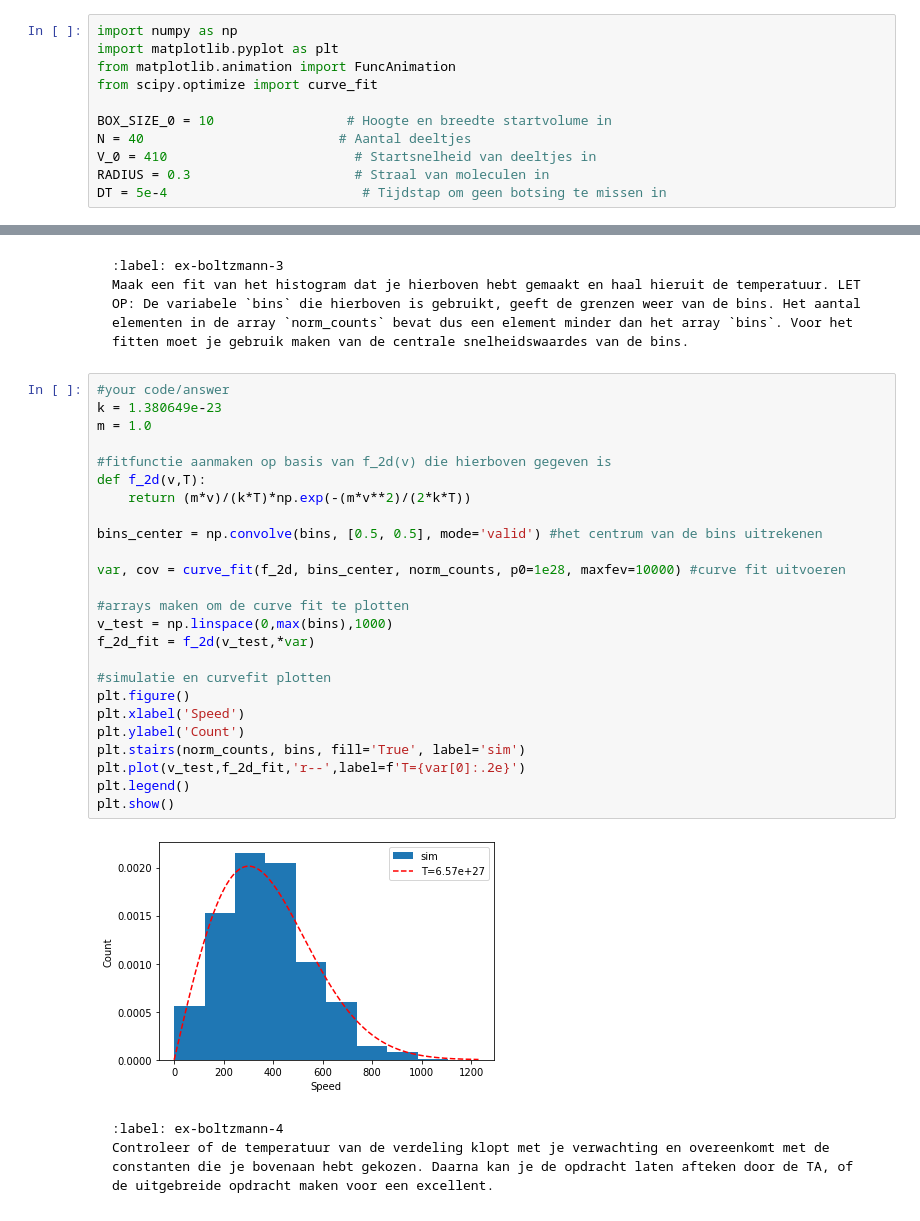
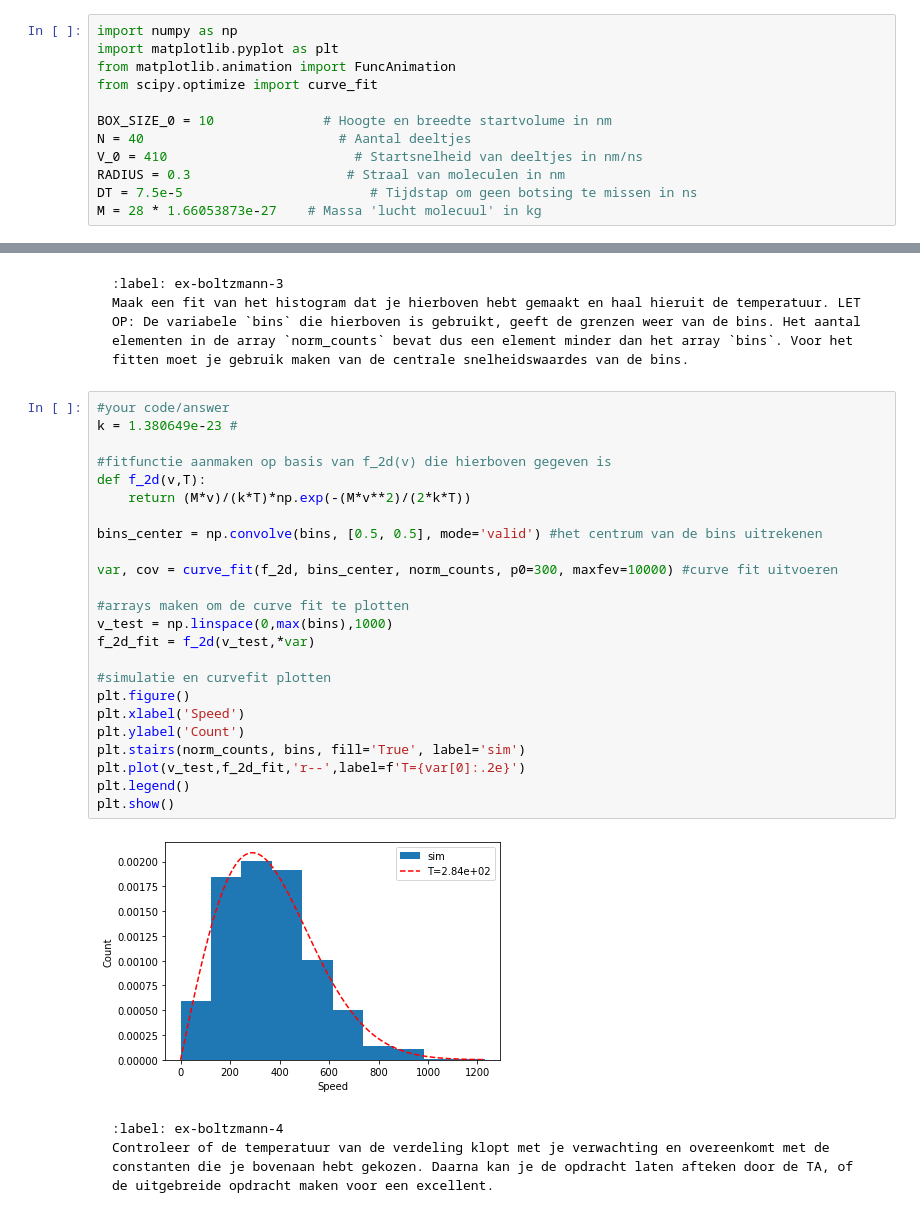
Before and after one commit to oprelo/thermo-project, a Jupyter notebook: Content/PySim/6_boltzmann.ipynb, the cells around one changed output, grey strips where cells are left out. Saved outputs shown, nothing was run; the diff lists cells and outputs as text.

````diff
--- a/Content/PySim/6_boltzmann.ipynb
+++ b/Content/PySim/6_boltzmann.ipynb
@@ -23,11 +23,12 @@ import matplotlib.pyplot as plt
 from matplotlib.animation import FuncAnimation
 from scipy.optimize import curve_fit
 
-BOX_SIZE_0 = 10                 # Hoogte en breedte startvolume in
+BOX_SIZE_0 = 10              # Hoogte en breedte startvolume in nm
 N = 40                         # Aantal deeltjes
-V_0 = 410                        # Startsnelheid van deeltjes in
-RADIUS = 0.3                     # Straal van moleculen in
-DT = 5e-4                         # Tijdstap om geen botsing te missen in
+V_0 = 410                        # Startsnelheid van deeltjes in nm/ns
+RADIUS = 0.3                    # Straal van moleculen in nm
+DT = 7.5e-5                        # Tijdstap om geen botsing te missen in ns
+M = 28 * 1.66053873e-27    # Massa 'lucht molecuul' in kg
 # %% [markdown]
 Dan maken we weer gebruik van de klasse voor het deeltje:
 # %%
@@ -325,31 +326,30 @@ Maak een fit van het histogram dat je hierboven hebt gemaakt en haal hieruit de
 ```
 # %%
 #your code/answer
-k = 1.380649e-23
-m = 1.0
+k = 1.380649e-23 #
 
 #fitfunctie aanmaken op basis van f_2d(v) die hierboven gegeven is
 def f_2d(v,T):
-    return (m*v)/(k*T)*np.exp(-(m*v**2)/(2*k*T))
+    return (M*v)/(k*T)*np.exp(-(M*v**2)/(2*k*T))
 
 bins_center = np.convolve(bins, [0.5, 0.5], mode='valid') #het centrum van de bins uitrekenen
 
-var, cov = curve_fit(f_2d, bins_center, norm_counts, p0=1e28, maxfev=10000) #curve fit uitvoeren
+var, cov = curve_fit(f_2d, bins_center, norm_counts, p0=300, maxfev=10000) #curve fit uitvoeren
 
 #arrays maken om de curve fit te plotten
 v_test = np.linspace(0,max(bins),1000)
 f_2d_fit = f_2d(v_test,*var)
 
 #simulatie en curvefit plotten
 plt.figure()
 plt.xlabel('Speed')
 plt.ylabel('Count')
 plt.stairs(norm_counts, bins, fill='True', label='sim')
 plt.plot(v_test,f_2d_fit,'r--',label=f'T={var[0]:.2e}')
 plt.legend()
 plt.show()
 # %% [output]
-[figure, old version]
+[figure, new version]
 # %% [markdown]
 ```{exercise}
 :label: ex-boltzmann-4
````
Also changed, not shown: parts of 13 cells of this notebook.
